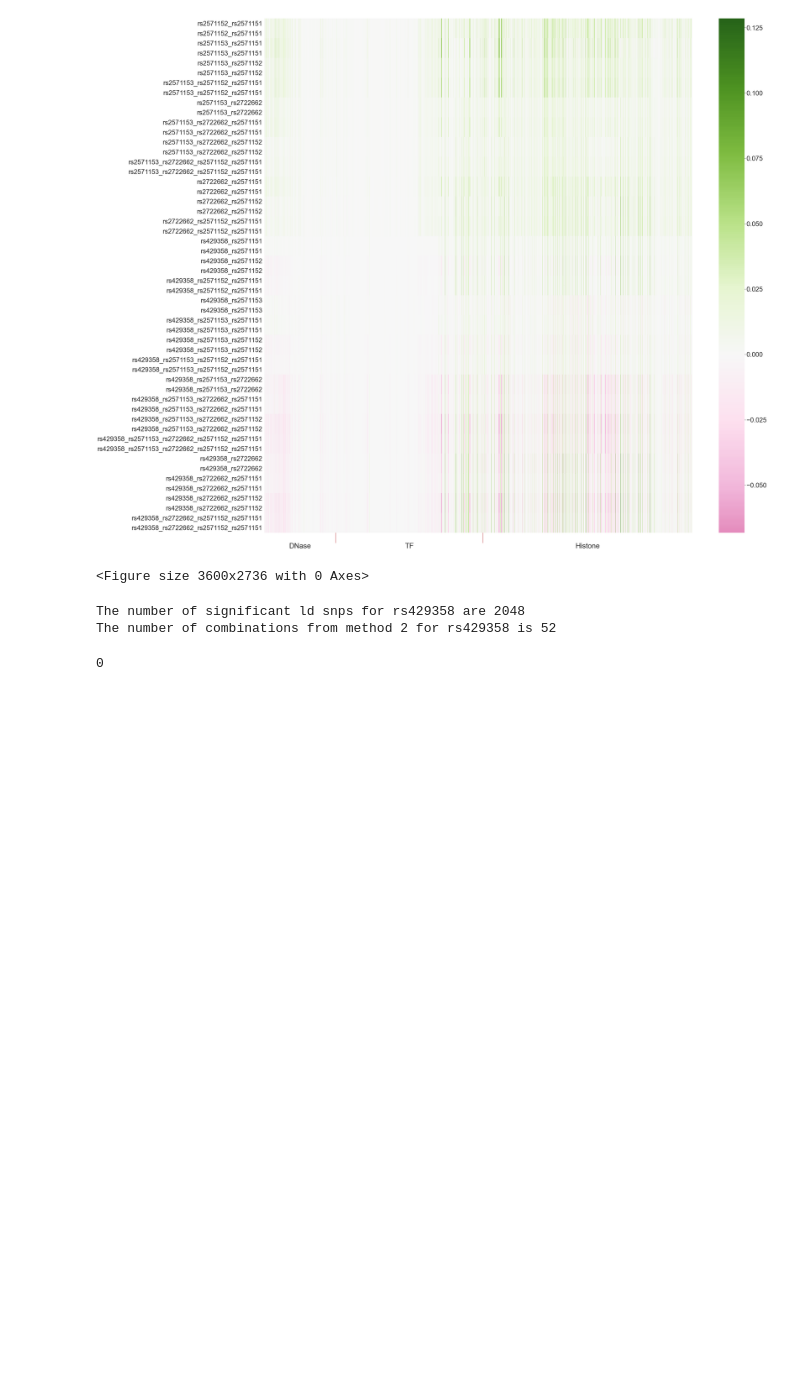
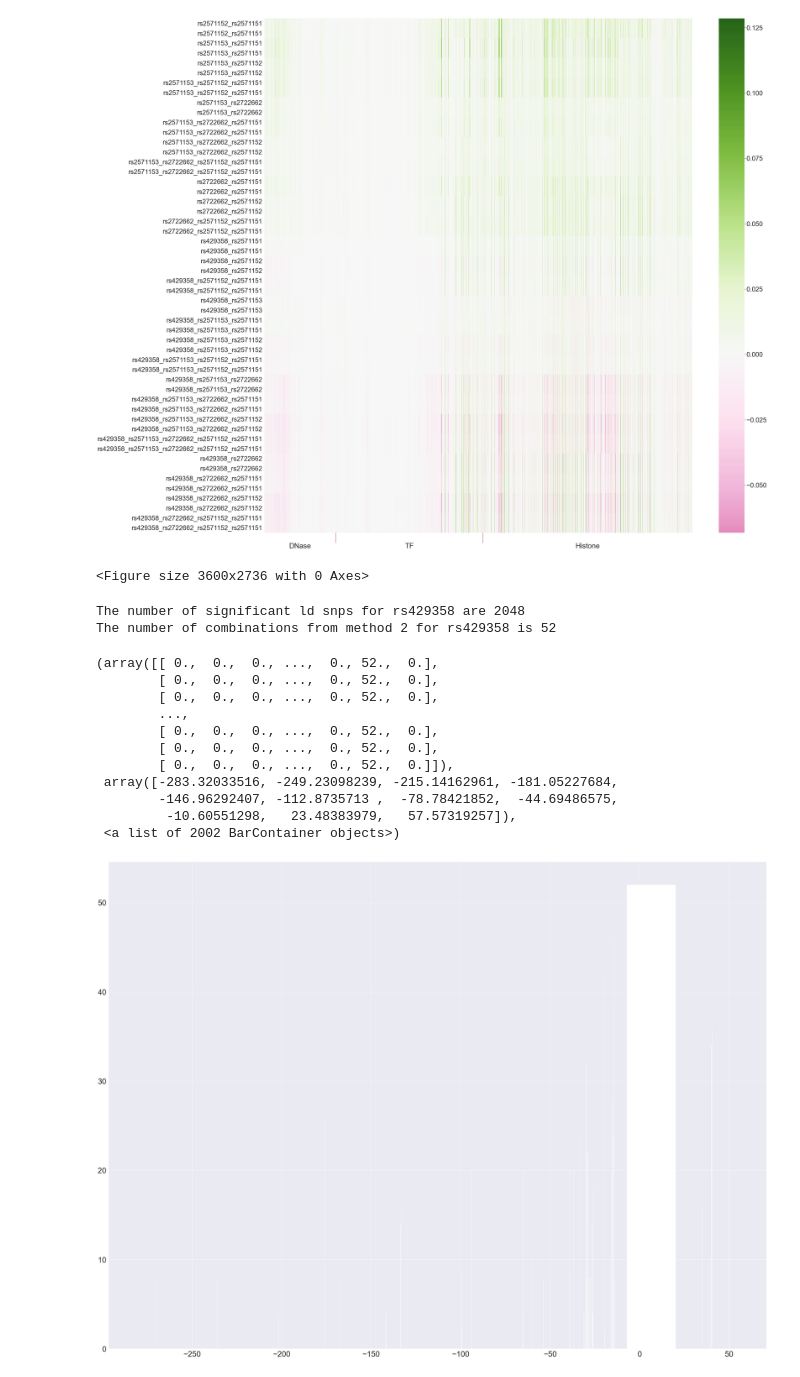
Before and after one commit to PradoVarathan/MultiSpecto, a Jupyter notebook: Analysis Temp File.ipynb, the cells around one changed output. Saved outputs shown, nothing was run; the diff lists cells and outputs as text; code cells hidden in the pictures; blank space fills up the shorter version.

```diff
--- a/Analysis Temp File.ipynb
+++ b/Analysis Temp File.ipynb
@@ -159,9 +161,21 @@ for Rr in range(0,met2_ratio.shape[0]):
         elif met2_ratio[Rr,Cc] == 'Inf':
             symbol_annot[Rr,Cc] = 'O'
 # %%
-sum(met2_ratio_cat.sum(axis=0) ==0)
+import matplotlib.pyplot as plt
+plt.hist(met2_ratio)
 # %% [output]
-0
+(array([[ 0.,  0.,  0., ...,  0., 52.,  0.],
+        [ 0.,  0.,  0., ...,  0., 52.,  0.],
+        [ 0.,  0.,  0., ...,  0., 52.,  0.],
+        ...,
+        [ 0.,  0.,  0., ...,  0., 52.,  0.],
+        [ 0.,  0.,  0., ...,  0., 52.,  0.],
+        [ 0.,  0.,  0., ...,  0., 52.,  0.]]),
+ array([-283.32033516, -249.23098239, -215.14162961, -181.05227684,
+        -146.96292407, -112.8735713 ,  -78.78421852,  -44.69486575,
+         -10.60551298,   23.48383979,   57.57319257]),
+ <a list of 2002 BarContainer objects>)
+[figure, added]
 # %%
 symbol_annot = pd.DataFrame(symbol_annot)
 # %%
```
Also changed, not shown: parts of 6 cells of this notebook, 1 other file.
